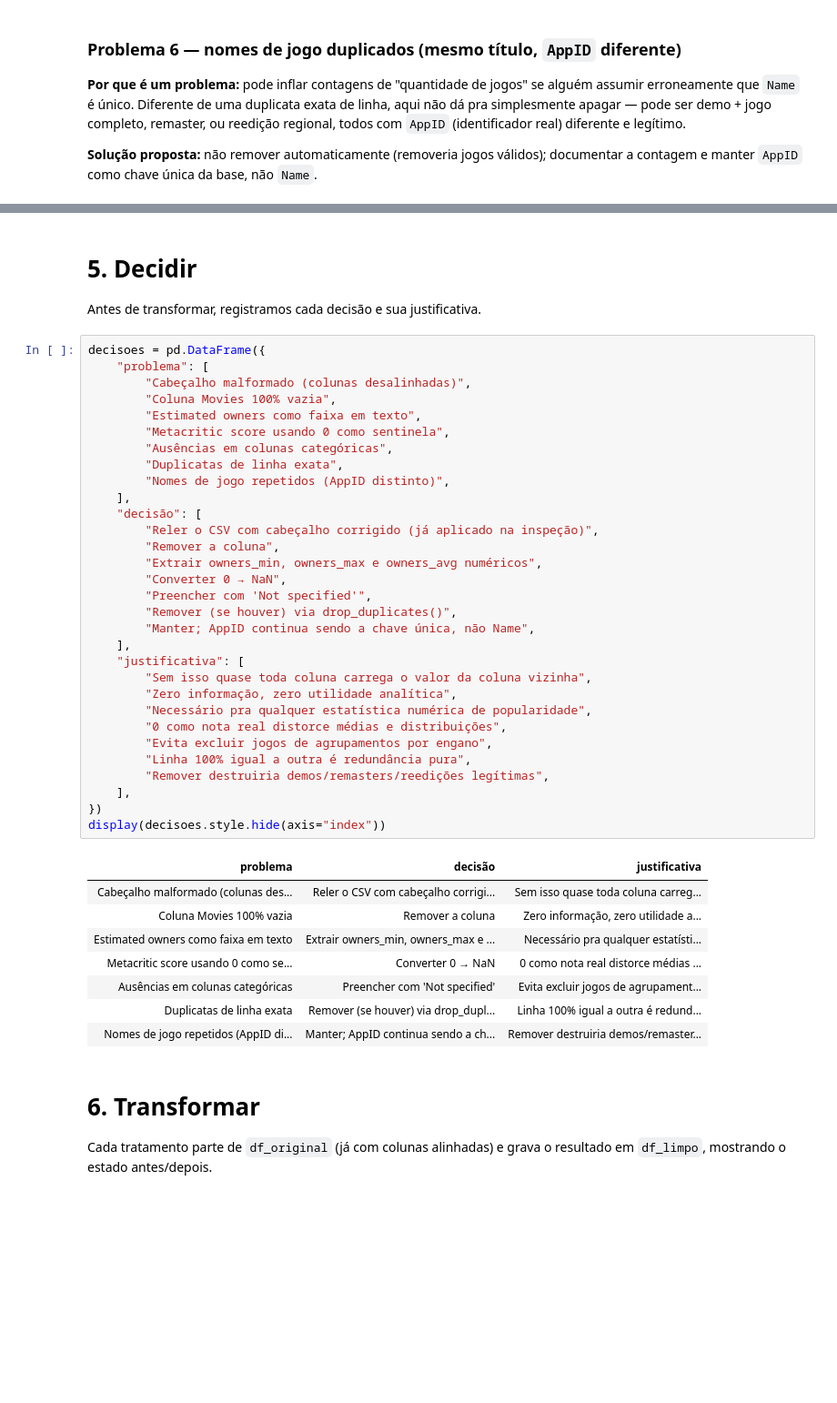
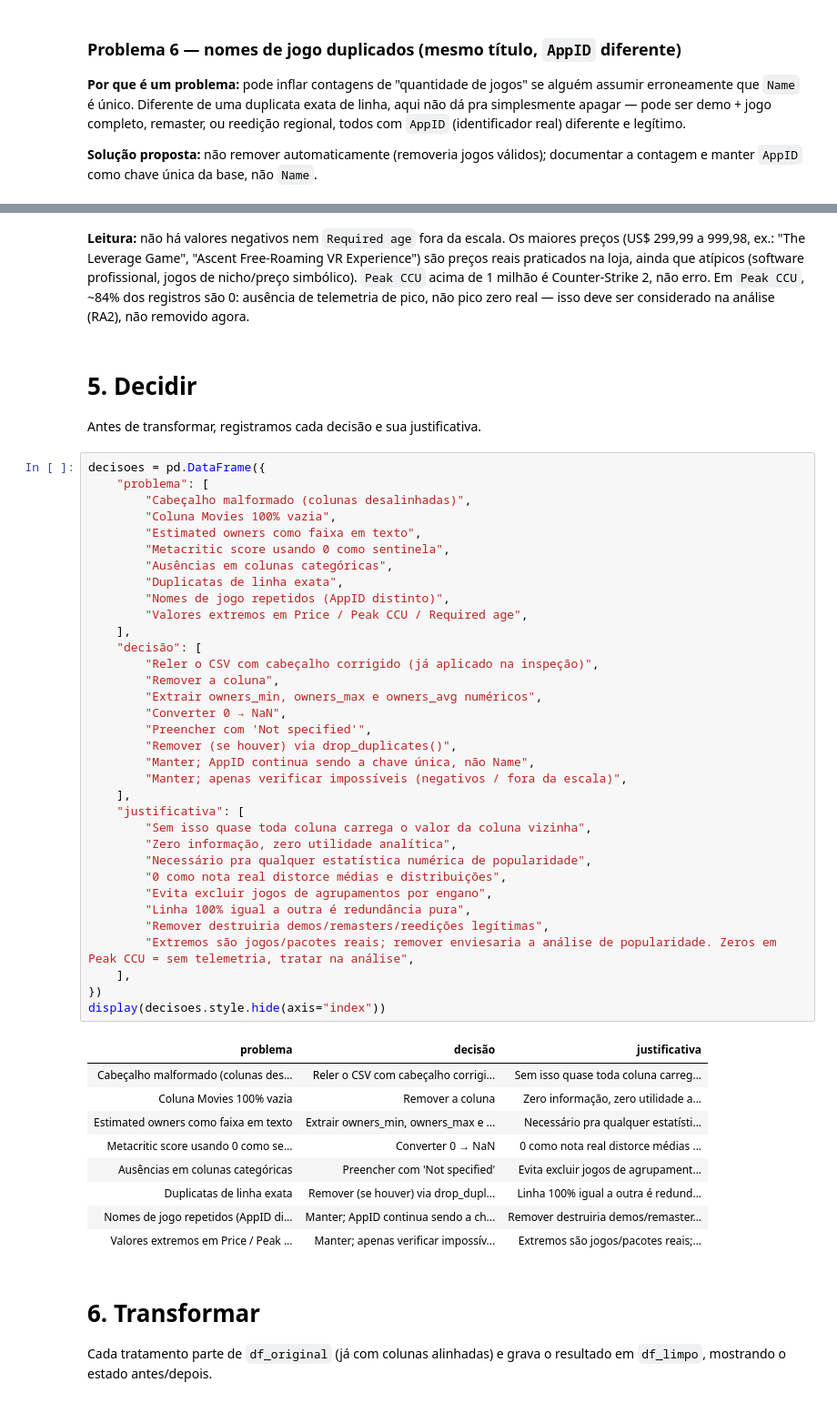
Before and after one commit to LucasStop/pjbl-steam-analytics, a Jupyter notebook: Notebooks/01_inspect_prepare.ipynb, the cells around one changed output, grey strips where cells are left out. Shown at 91% size. Saved outputs shown, nothing was run; the diff lists cells and outputs as text; blank space fills up the shorter version.

```diff
--- a/Notebooks/01_inspect_prepare.ipynb
+++ b/Notebooks/01_inspect_prepare.ipynb
@@ -371,3 +433,5 @@ Exemplo de títulos repetidos com AppID diferente:
+# %% [markdown]
+**Leitura:** não há valores negativos nem `Required age` fora da escala. Os maiores preços (US$ 299,99 a 999,98, ex.: "The Leverage Game", "Ascent Free-Roaming VR Experience") são preços reais praticados na loja, ainda que atípicos (software profissional, jogos de nicho/preço simbólico). `Peak CCU` acima de 1 milhão é Counter-Strike 2, não erro. Em `Peak CCU`, ~84% dos registros são 0: ausência de telemetria de pico, não pico zero real — isso deve ser considerado na análise (RA2), não removido agora.
 # %% [markdown]
 # 5. Decidir
 
@@ -382,36 +446,40 @@ decisoes = pd.DataFrame({
         "Ausências em colunas categóricas",
         "Duplicatas de linha exata",
         "Nomes de jogo repetidos (AppID distinto)",
+        "Valores extremos em Price / Peak CCU / Required age",
     ],
     "decisão": [
         "Reler o CSV com cabeçalho corrigido (já aplicado na inspeção)",
         "Remover a coluna",
         "Extrair owners_min, owners_max e owners_avg numéricos",
         "Converter 0 → NaN",
         "Preencher com 'Not specified'",
         "Remover (se houver) via drop_duplicates()",
         "Manter; AppID continua sendo a chave única, não Name",
+        "Manter; apenas verificar impossíveis (negativos / fora da escala)",
     ],
     "justificativa": [
         "Sem isso quase toda coluna carrega o valor da coluna vizinha",
         "Zero informação, zero utilidade analítica",
         "Necessário pra qualquer estatística numérica de popularidade",
         "0 como nota real distorce médias e distribuições",
         "Evita excluir jogos de agrupamentos por engano",
         "Linha 100% igual a outra é redundância pura",
         "Remover destruiria demos/remasters/reedições legítimas",
+        "Extremos são jogos/pacotes reais; remover enviesaria a análise de popularidade. Zeros em Peak CCU = sem telemetria, tratar na análise",
     ],
 })
 display(decisoes.style.hide(axis="index"))
 # %% [output]
 | problema | decisão | justificativa |
 | Cabeçalho malformado (colunas des... | Reler o CSV com cabeçalho corrigi... | Sem isso quase toda coluna carreg... |
 | Coluna Movies 100% vazia | Remover a coluna | Zero informação, zero utilidade a... |
 | Estimated owners como faixa em texto | Extrair owners_min, owners_max e ... | Necessário pra qualquer estatísti... |
 | Metacritic score usando 0 como se... | Converter 0 → NaN | 0 como nota real distorce médias ... |
 | Ausências em colunas categóricas | Preencher com 'Not specified' | Evita excluir jogos de agrupament... |
 | Duplicatas de linha exata | Remover (se houver) via drop_dupl... | Linha 100% igual a outra é redund... |
 | Nomes de jogo repetidos (AppID di... | Manter; AppID continua sendo a ch... | Remover destruiria demos/remaster... |
+| Valores extremos em Price / Peak ... | Manter; apenas verificar impossív... | Extremos são jogos/pacotes reais;... |
 # %% [markdown]
 # 6. Transformar
 
```
Also changed, not shown: parts of 11 cells of this notebook, 8 other files.
